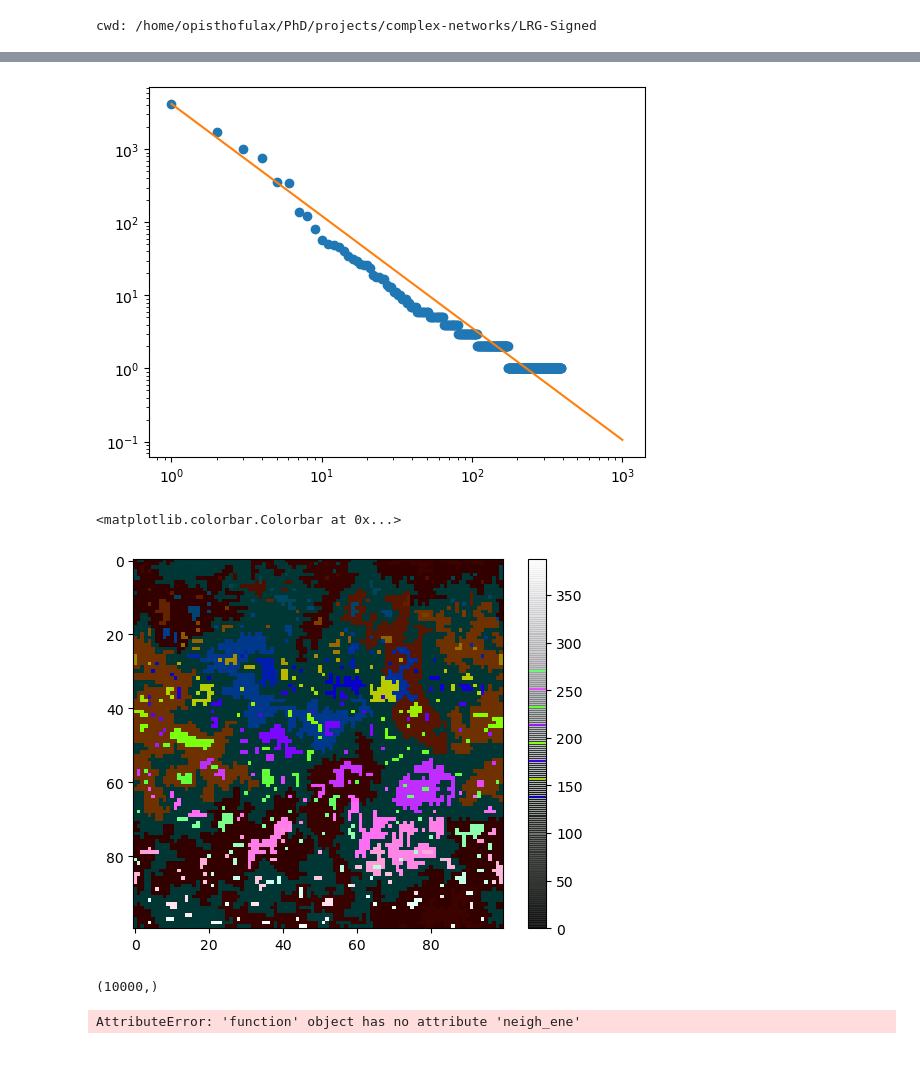
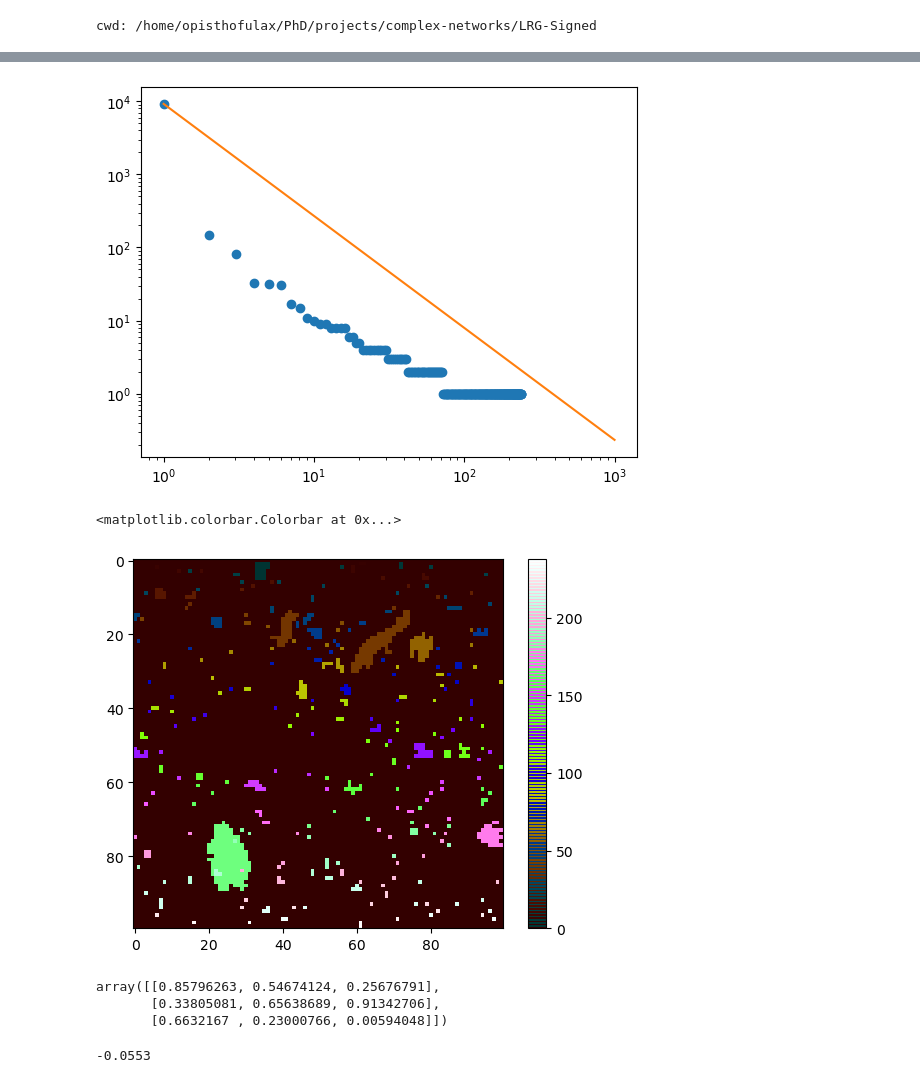
Before and after one commit to giulioiannelli/lrgsglib-public, a Jupyter notebook: notebooks/lattc2dsq_IsingDynamics.ipynb, the cells around one changed output, grey strips where cells are left out. Cells and saved outputs as stored; diff of their text form; code cells hidden in the pictures.

```diff
--- a/notebooks/lattc2dsq_IsingDynamics.ipynb
+++ b/notebooks/lattc2dsq_IsingDynamics.ipynb
@@ -10,7 +10,7 @@ move_to_rootf(print_tf=True)
 # %% [output]
 cwd: /home/opisthofulax/PhD/projects/complex-networks/LRG-Signed
 # %%
-side = 10
+side = 100
 eigenmode = 0
 #
 theLattice = Lattice2D(#
@@ -20,7 +20,7 @@ theLattice = Lattice2D(#
 SLRG_obj = SignedLaplacianAnalysis(#
     system = theLattice,
     initCond = 'all_1', # f'ground_state_{eigenmode}'
-    pflip = 0.2,
+    pflip = 0.01,
     t_steps = 10,
     no_obs = 200
 )
@@ -36,2 +36,2 @@ SLRG_obj.compute_k_eigvV()
 # %%
-magn, ene = SLRG_obj.run_ising_dynamics(nstepsIsing=200, T=0.31, tqdm_on=True)
+magn, ene = SLRG_obj.run_ising_dynamics(nstepsIsing=100, T=0.005, tqdm_on=True)
@@ -84,29 +81,25 @@ plt.plot(np.logspace(0, 3), max(zipf)*(np.logspace(0, 2))**-2.3)
 plt.yscale('log')
 plt.xscale('log')
 # %% [output]
-[figure, old version]
+[figure, new version]
 # %%
 def map_tuple_to_numeric(tuple_value):
     # You can use a weighted sum of the tuple elements as an example
     # Adjust the weights as needed based on your data
     weight = [0.1, 0.2, 0.5]
     numeric_value = np.sum(tuple_value * weight)
     return numeric_value
 
 
 vfunc = np.vectorize(map_tuple_to_numeric)
-
+max_diff_cmap = generate_maxpercdiff_colormap(SLRG_obj.numIsing_cl, 2)
 # Apply the mapping function to the entire 'result_array'
 numeric_array = vfunc(SLRG_obj.mapping)
 plt.imshow(
     SLRG_obj.mapping.astype(float),
-    cmap=generate_maxpercdiff_colormap(SLRG_obj.numIsing_cl, 2),
+    cmap=max_diff_cmap,
 )
 plt.colorbar()
 # %% [output]
 <matplotlib.colorbar.Colorbar at 0x...>
-[figure, old version]
+[figure, new version]
-# %%
-SLRG_obj.magn_array[SLRG_obj.biggestIsing_cl].shape
-# %% [output]
-(10000,)
@@ -121,4 +105,0 @@ for T in np.linspace(0, 3, num=20):
-# %%
-SLRG_obj.run_ising_dynamics.neigh_ene()
-# %% [output]
-AttributeError: 'function' object has no attribute 'neigh_ene'
@@ -124,0 +108,6 @@ AttributeError: 'function' object has no attribute 'neigh_ene'
+# %%
+randomMat
+# %% [output]
+array([[0.85796263, 0.54674124, 0.25676791],
+       [0.33805081, 0.65638689, 0.91342706],
+       [0.6632167 , 0.23000766, 0.00594048]])
@@ -124,0 +121,5 @@ AttributeError: 'function' object has no attribute 'neigh_ene'
+# %%
+
+sum(SLRG_obj.magn_array.reshape(SLRG_obj.system.side1, SLRG_obj.system.side2)[idx2Dcl])/len(SLRG_obj.magn_array)
+# %% [output]
+-0.0553
```
Also changed, not shown: parts of 13 cells of this notebook, 1 other file.
